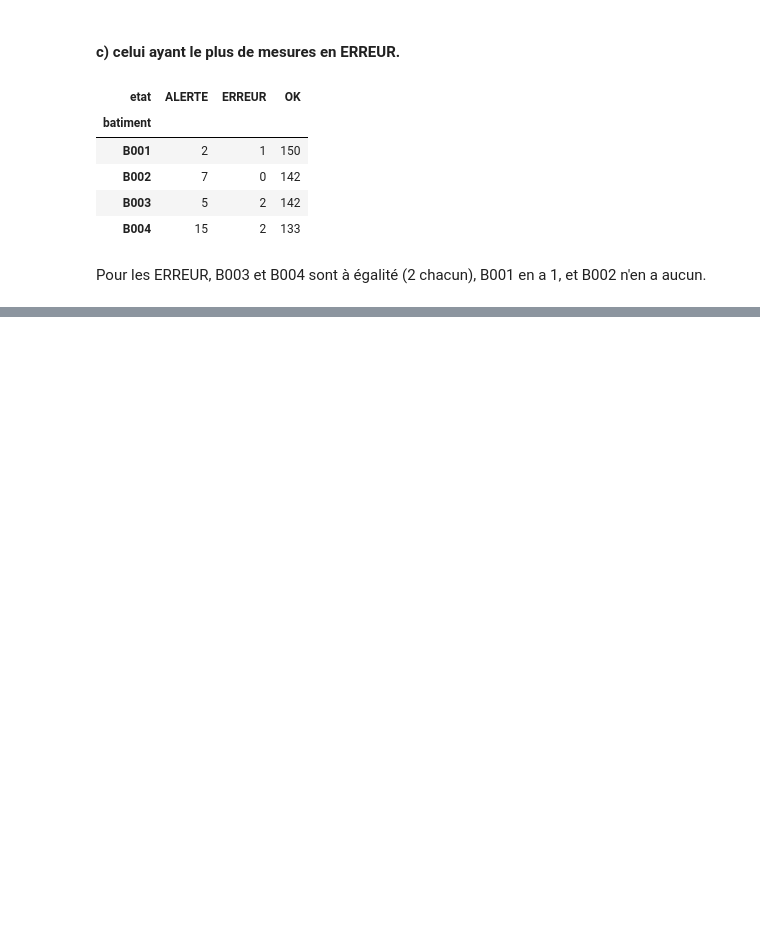
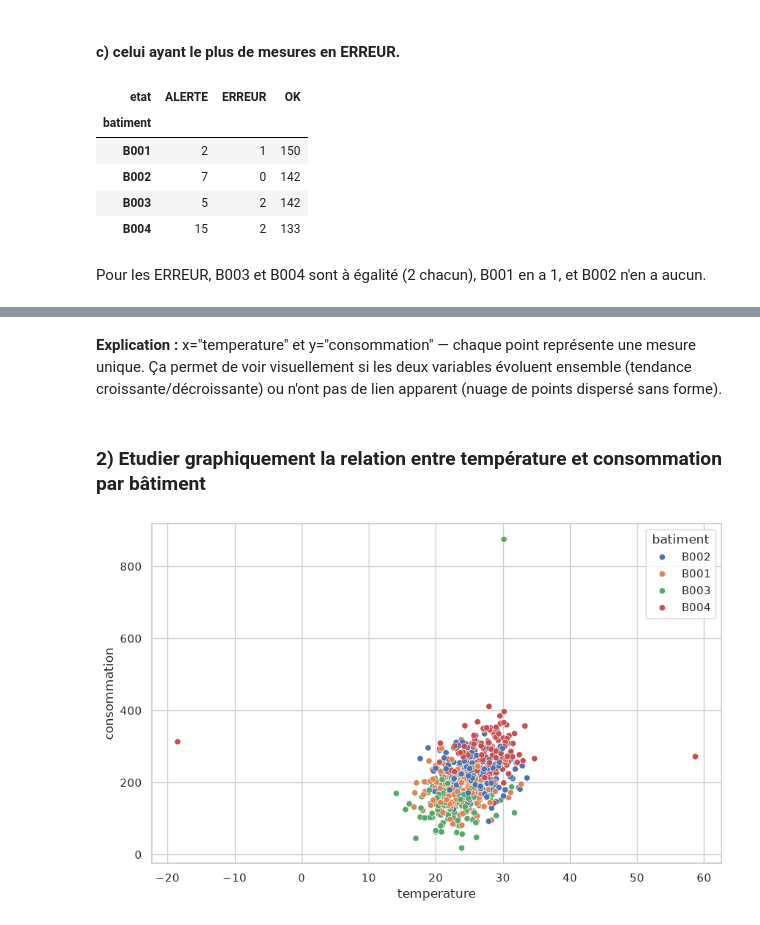
Before and after one commit to Fattimm/atelier_seaborn_iot, a Jupyter notebook: notebooks/atelier_seaborn_iot.ipynb, the cells around one changed output, grey strips where cells are left out. Cells and saved outputs as stored; diff of their text form; code cells hidden in the pictures; blank space fills up the shorter version.

```diff
--- a/notebooks/atelier_seaborn_iot.ipynb
+++ b/notebooks/atelier_seaborn_iot.ipynb
@@ -466,0 +482,9 @@ Pour les ERREUR, B003 et B004 sont à égalité (2 chacun), B001 en a 1, et B002
+# %% [markdown]
+**Explication :** x="temperature" et y="consommation" — chaque point représente une mesure unique. Ça permet de voir visuellement si les deux variables évoluent ensemble (tendance croissante/décroissante) ou n'ont pas de lien apparent (nuage de points dispersé sans forme).
+# %% [markdown]
+### 2) Etudier graphiquement la relation entre température et consommation par bâtiment
+# %%
+sns.scatterplot(data=df, x="temperature", y="consommation", hue="batiment")
+plt.show()
+# %% [output]
+[figure, added]
```
Also changed, not shown: parts of 8 cells of this notebook.
